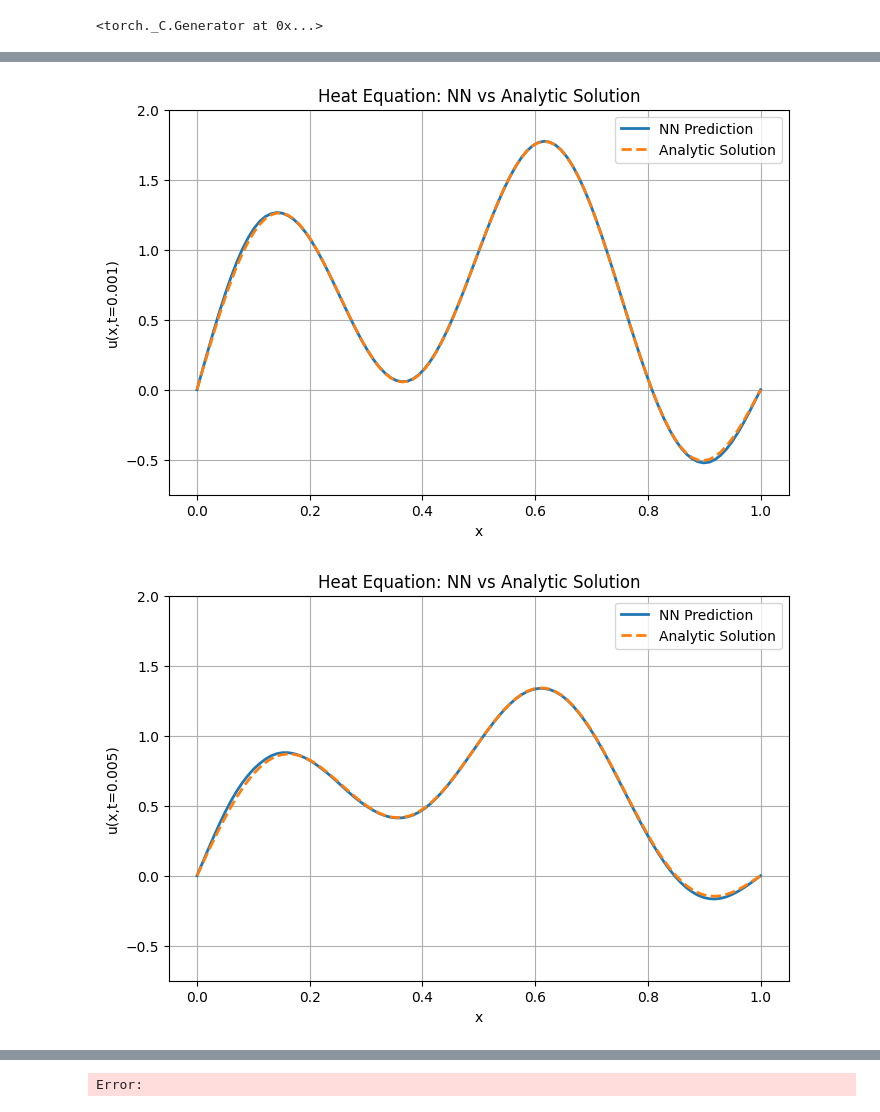
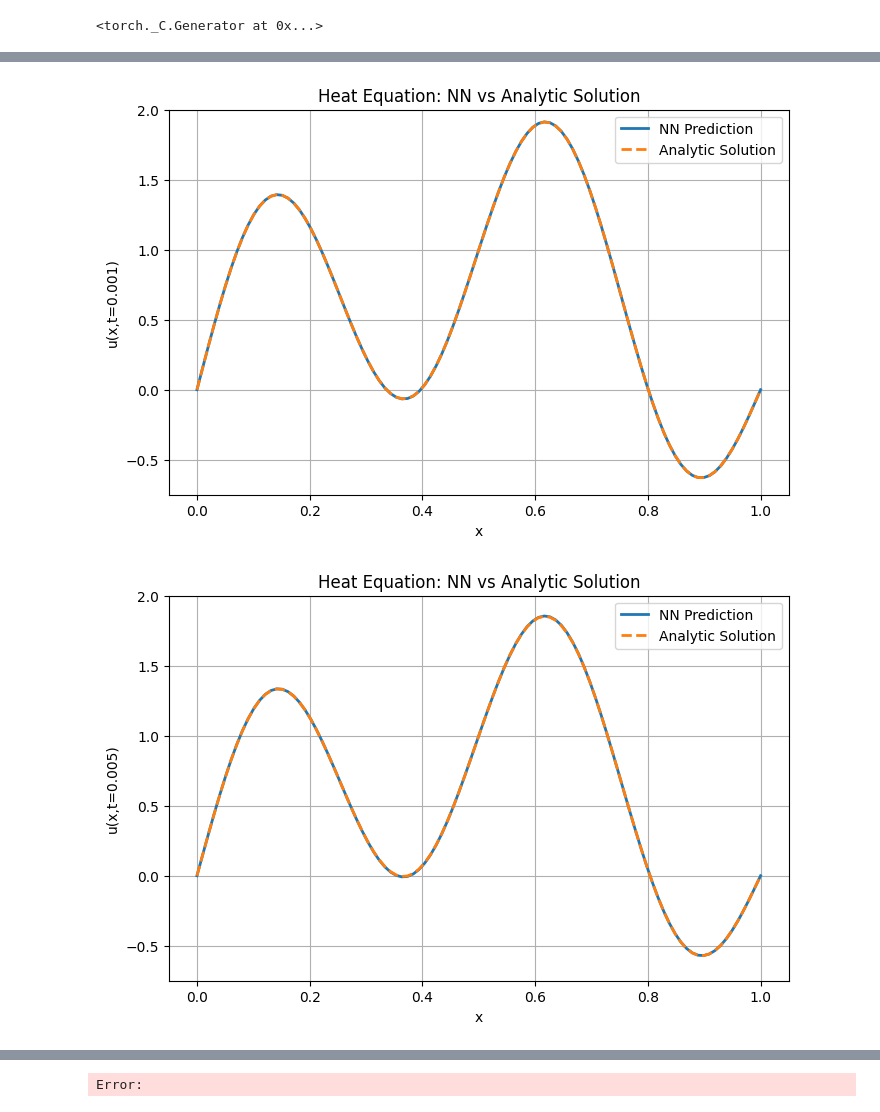
Before and after one commit to thomas-engl/Project-3-Applied-ML, a Jupyter notebook: Archiv/Philipp/heat_1d_1d_example.ipynb, the cells around one changed output, grey strips where cells are left out. Drawn from its saved outputs; the diff is of its cells as text; code cells hidden in the pictures.

```diff
--- a/Archiv/Philipp/heat_1d_1d_example.ipynb
+++ b/Archiv/Philipp/heat_1d_1d_example.ipynb
@@ -28,9 +28,10 @@ x_colloc = torch.tensor(xs, dtype=torch.float32).view(-1,1)
 t_colloc = torch.tensor(ts, dtype=torch.float32).view(-1,1)
 
 # gives relatively good results (compared to other parameters, still bad though)
-pde_nn.train(x_colloc, t_colloc, lr=1e-2, weight_decay=0.0, epochs = 2_000, print_epochs=50)
-#proper result for epochs =5000
-pde_nn.train_lbfgs(x_colloc, t_colloc, lr=1e-1, epochs=100, max_iter=30)
+pde_nn.train(x_colloc, t_colloc, lr=1e-2, weight_decay=0.0, epochs = 750, print_epochs=50)
+# LBFGS needs approximately 100 epochs, 30 iterations for kappa = 1
+# if kappa = 0.1, better choose more iterations, less epochs
+pde_nn.train_lbfgs(x_colloc, t_colloc, lr=1, epochs=10, max_iter=100)
 
 for t in [0.001, 0.005, 0.01, 0.05, 0.1, 0.2]:
     x_test = torch.linspace(0,1,100).view(-1,1)
@@ -42,8 +43,9 @@ for t in [0.001, 0.005, 0.01, 0.05, 0.1, 0.2]:
 
     x_np = x_test.numpy().flatten()  # convert to 1D array for plotting
     t_val = t
-    u_analytic = np.sin(np.pi * x_np) * np.exp(-np.pi**2 * t_val) + np.sin(4 * np.pi * x_np
-                    ) * np.exp(- 16 * np.pi**2 * t_val)
+    u_analytic = (1 - 1 / (0.1 * np.pi**2)) * np.sin(np.pi * x_np) * np.exp(-np.pi**2 * 0.1 * t_val
+                    ) + np.sin(4 * np.pi * x_np) * np.exp(- 16 * np.pi**2 * 0.1 * t_val
+                    ) + 1 / (0.1 * np.pi**2) * np.sin(np.pi * x_np)
 
     # Plot the results
     plt.figure(figsize=(8,5))
@@ -77,2 +79,2 @@ LBFGS Epoch 100, Loss: 5.762059
-[figure, old version]
+[figure, new version]
-[figure, old version]
+[figure, new version]
```
Also changed, not shown: parts of 1 cell of this notebook.
